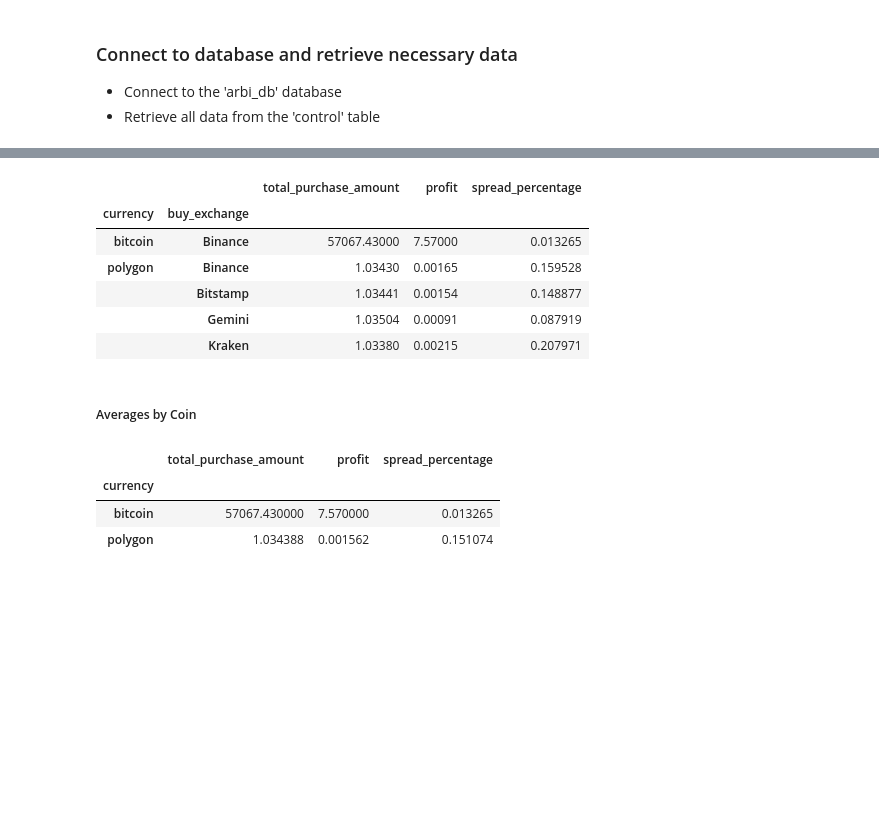
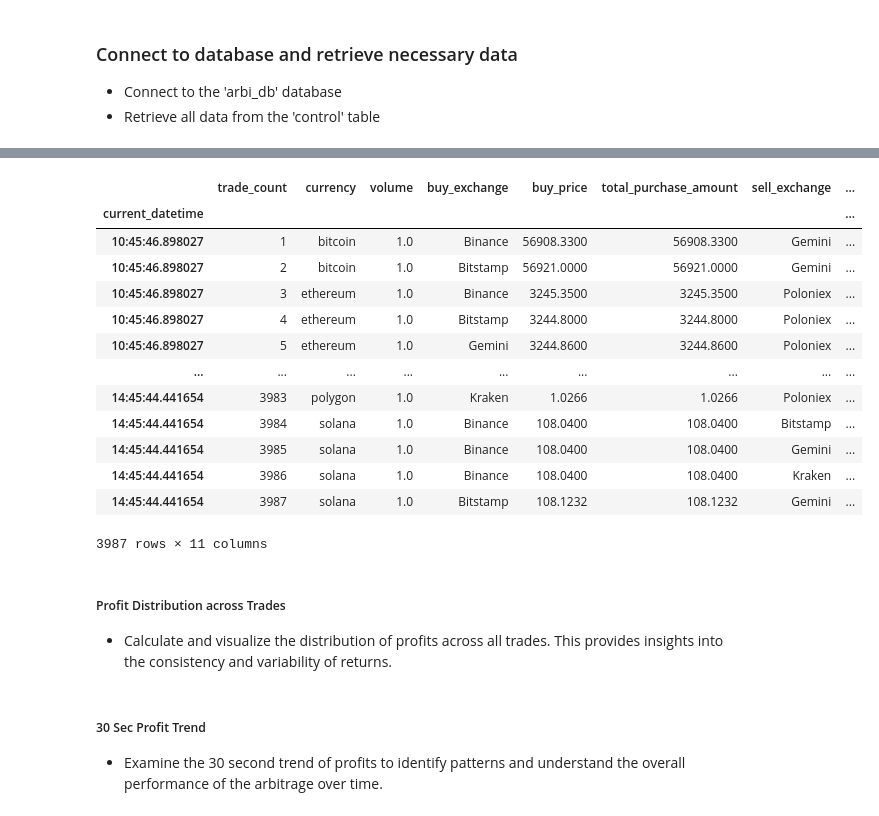
Before and after one commit to objectmikael/arbi, a Jupyter notebook: 2.Control/control.ipynb, the cells around one changed output, grey strips where cells are left out. Drawn from its saved outputs; the diff is of its cells as text; code cells hidden in the pictures; blank space fills up the shorter version.

Commit message:
progress on control analysis

```diff
--- a/2.Control/control.ipynb
+++ b/2.Control/control.ipynb
@@ -56,27 +59,27 @@ control_df.head()
 # %%
 # Convert the current_datetime column to only show the date
-control_df['current_datetime'] = pd.to_datetime(control_df['current_datetime'].dt.date)
+control_df['current_datetime'] = pd.to_datetime(control_df['current_datetime'])
+control_df['current_datetime'] = control_df['current_datetime'].apply(lambda x: x.time())
 
 # Set the index to the current_datetime column
-control_df.set_index('current_datetime')
+control_df.set_index('current_datetime', inplace=True)
 
-# Preview df
-display(control_df.groupby(['currency', 'buy_exchange'])[['total_purchase_amount','profit', 'spread_percentage']].mean())
+control_df
 # %% [output]
-|  |  | total_purchase_amount | profit | spread_percentage |
-| currency | buy_exchange |  |  |  |
-| bitcoin | Binance | 57067.43000 | 7.57000 | 0.013265 |
-| polygon | Binance | 1.03430 | 0.00165 | 0.159528 |
-|  | Bitstamp | 1.03441 | 0.00154 | 0.148877 |
-|  | Gemini | 1.03504 | 0.00091 | 0.087919 |
-|  | Kraken | 1.03380 | 0.00215 | 0.207971 |
+|  | trade_count | currency | volume | buy_exchange | buy_price | total_purchase_amount | sell_exchange | ... |
+| current_datetime |  |  |  |  |  |  |  | ... |
+| 10:45:46.898027 | 1 | bitcoin | 1.0 | Binance | 56908.3300 | 56908.3300 | Gemini | ... |
+| 10:45:46.898027 | 2 | bitcoin | 1.0 | Bitstamp | 56921.0000 | 56921.0000 | Gemini | ... |
+| 10:45:46.898027 | 3 | ethereum | 1.0 | Binance | 3245.3500 | 3245.3500 | Poloniex | ... |
+| 10:45:46.898027 | 4 | ethereum | 1.0 | Bitstamp | 3244.8000 | 3244.8000 | Poloniex | ... |
+| 10:45:46.898027 | 5 | ethereum | 1.0 | Gemini | 3244.8600 | 3244.8600 | Poloniex | ... |
+| ... | ... | ... | ... | ... | ... | ... | ... | ... |
+| 14:45:44.441654 | 3983 | polygon | 1.0 | Kraken | 1.0266 | 1.0266 | Poloniex | ... |
+| 14:45:44.441654 | 3984 | solana | 1.0 | Binance | 108.0400 | 108.0400 | Bitstamp | ... |
+| 14:45:44.441654 | 3985 | solana | 1.0 | Binance | 108.0400 | 108.0400 | Gemini | ... |
+| 14:45:44.441654 | 3986 | solana | 1.0 | Binance | 108.0400 | 108.0400 | Kraken | ... |
+| 14:45:44.441654 | 3987 | solana | 1.0 | Bitstamp | 108.1232 | 108.1232 | Gemini | ... |
+3987 rows × 11 columns
-# %% [markdown]
-##### Averages by Coin
-# %%
-# Preview df
-display(control_df.groupby(['currency'])[['total_purchase_amount','profit', 'spread_percentage']].mean())
-# %% [output]
-|  | total_purchase_amount | profit | spread_percentage |
-| currency |  |  |  |
-| bitcoin | 57067.430000 | 7.570000 | 0.013265 |
-| polygon | 1.034388 | 0.001562 | 0.151074 |
+# %% [markdown]
+##### Profit Distribution across Trades
+- Calculate and visualize the distribution of profits across all trades. This provides insights into the consistency and variability of returns.
@@ -82,0 +95,3 @@ display(control_df.groupby(['currency'])[['total_purchase_amount','profit', 'spr
+# %% [markdown]
+##### 30 Sec Profit Trend
+- Examine the 30 second trend of profits to identify patterns and understand the overall performance of the arbitrage over time.
```
Also changed, not shown: parts of 17 cells of this notebook.
